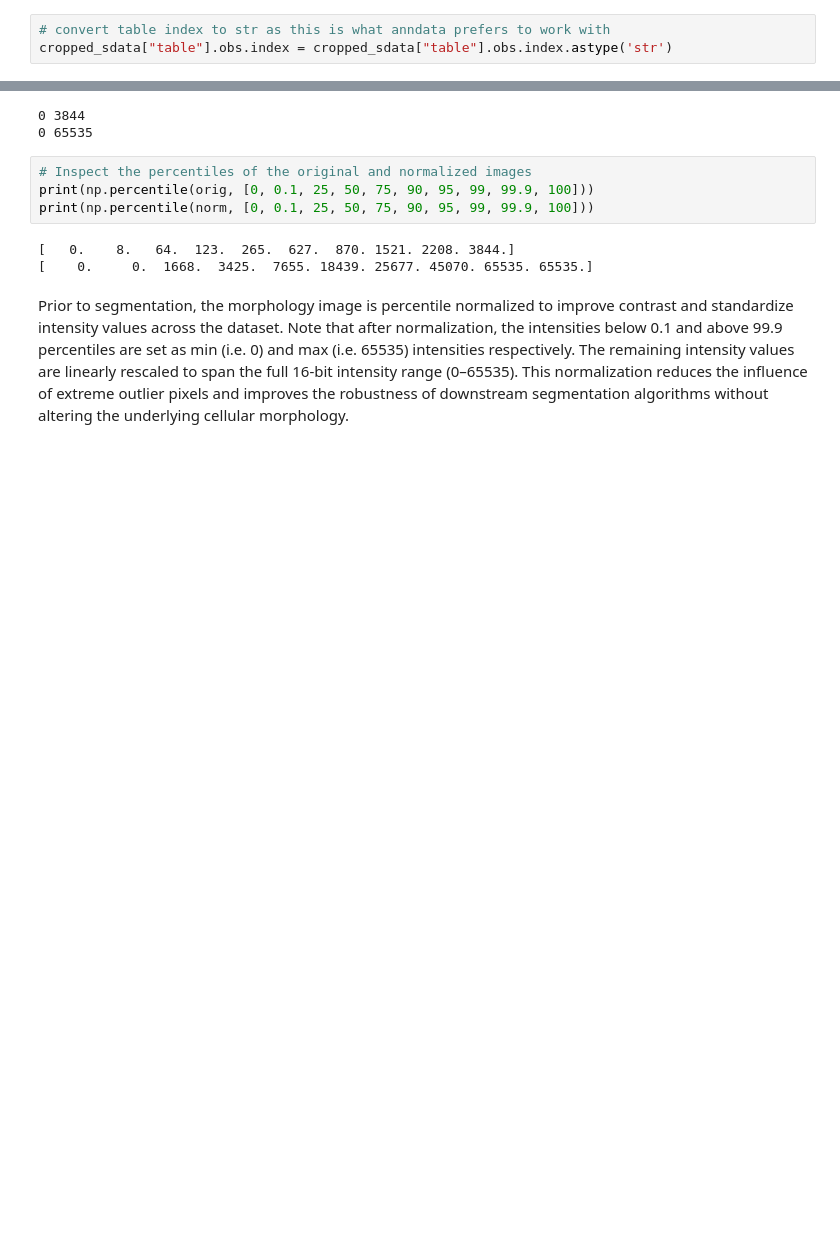
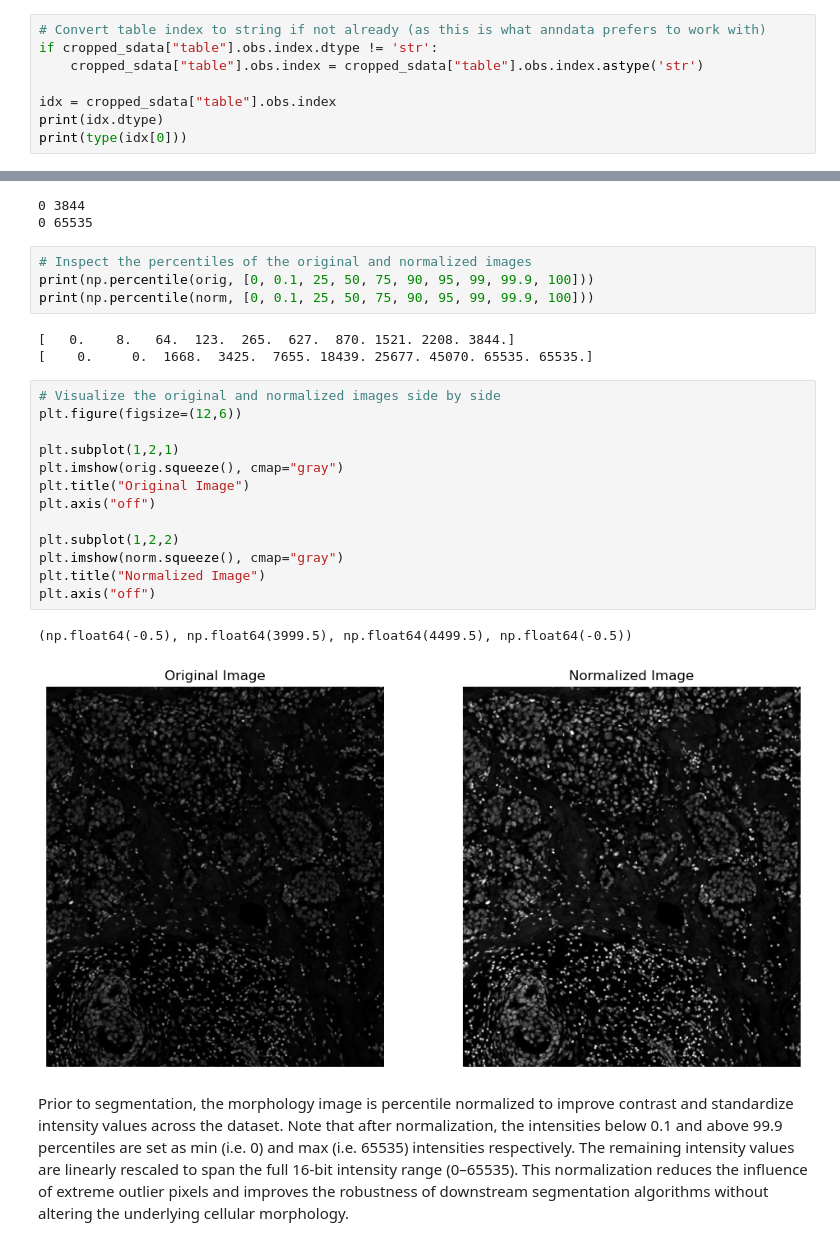
Before and after one commit to TPbiocode/scportrait-spatial-omics-qc, a Jupyter notebook: notebooks/01_prepare_xenium_data.ipynb, the cells around one changed output, grey strips where cells are left out. Drawn from its saved outputs; the diff is of its cells as text; blank space fills up the shorter version.

```diff
--- a/notebooks/01_prepare_xenium_data.ipynb
+++ b/notebooks/01_prepare_xenium_data.ipynb
@@ -125,5 +299,10 @@ plt.show()
 # %% [output]
 [figure]
 # %%
-# convert table index to str as this is what anndata prefers to work with
-cropped_sdata["table"].obs.index = cropped_sdata["table"].obs.index.astype('str')
+# Convert table index to string if not already (as this is what anndata prefers to work with)
+if cropped_sdata["table"].obs.index.dtype != 'str':
+    cropped_sdata["table"].obs.index = cropped_sdata["table"].obs.index.astype('str')
+
+idx = cropped_sdata["table"].obs.index
+print(idx.dtype)
+print(type(idx[0]))
@@ -183,5 +366,21 @@ print(np.percentile(norm, [0, 0.1, 25, 50, 75, 90, 95, 99, 99.9, 100]))
 # %% [output]
 [   0.    8.   64.  123.  265.  627.  870. 1521. 2208. 3844.]
 [    0.     0.  1668.  3425.  7655. 18439. 25677. 45070. 65535. 65535.]
+# %%
+# Visualize the original and normalized images side by side
+plt.figure(figsize=(12,6))
+
+plt.subplot(1,2,1)
+plt.imshow(orig.squeeze(), cmap="gray")
+plt.title("Original Image")
+plt.axis("off")
+
+plt.subplot(1,2,2)
+plt.imshow(norm.squeeze(), cmap="gray")
+plt.title("Normalized Image")
+plt.axis("off")
+# %% [output]
+(np.float64(-0.5), np.float64(3999.5), np.float64(4499.5), np.float64(-0.5))
+[figure, added]
 # %% [markdown]
 Prior to segmentation, the morphology image is percentile normalized to improve contrast and standardize intensity values across the dataset. Note that after normalization, the intensities below 0.1 and above 99.9 percentiles are set as min (i.e. 0) and max (i.e. 65535) intensities respectively. The remaining intensity values are linearly rescaled to span the full 16-bit intensity range (0–65535). This normalization reduces the influence of extreme outlier pixels and improves the robustness of downstream segmentation algorithms without altering the underlying cellular morphology.
```
Also changed, not shown: parts of 38 cells of this notebook.
